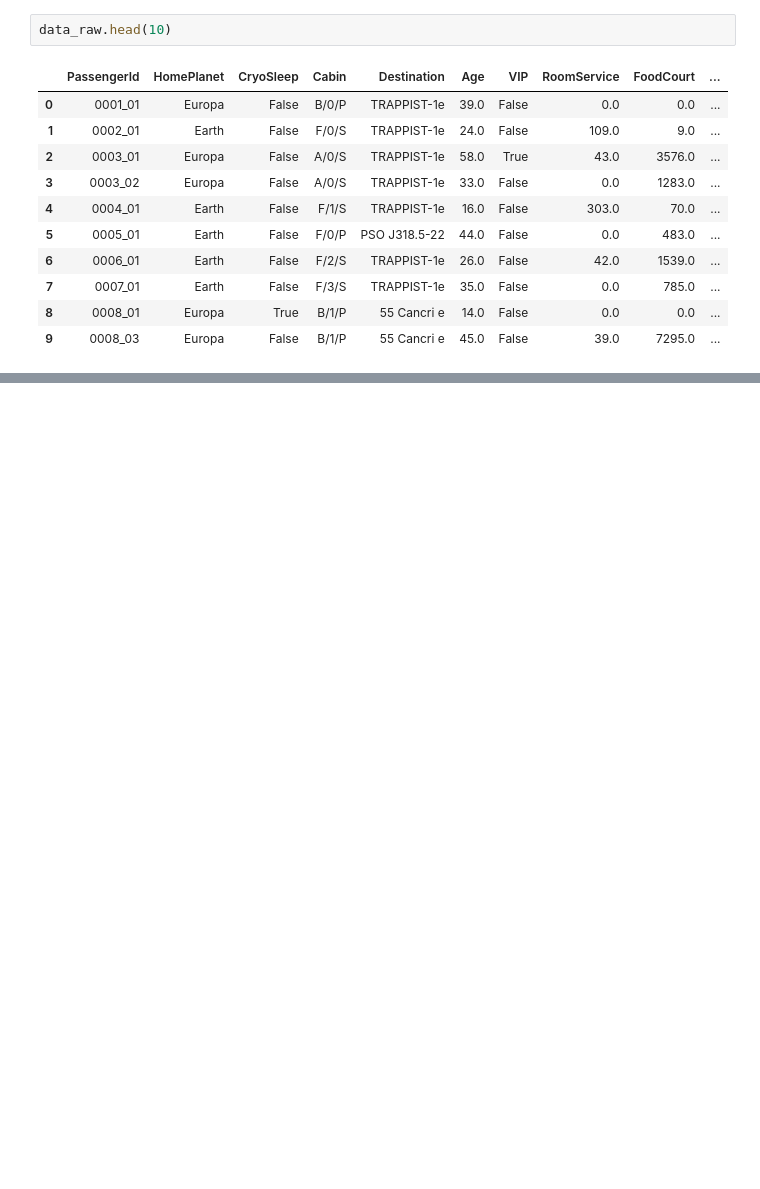
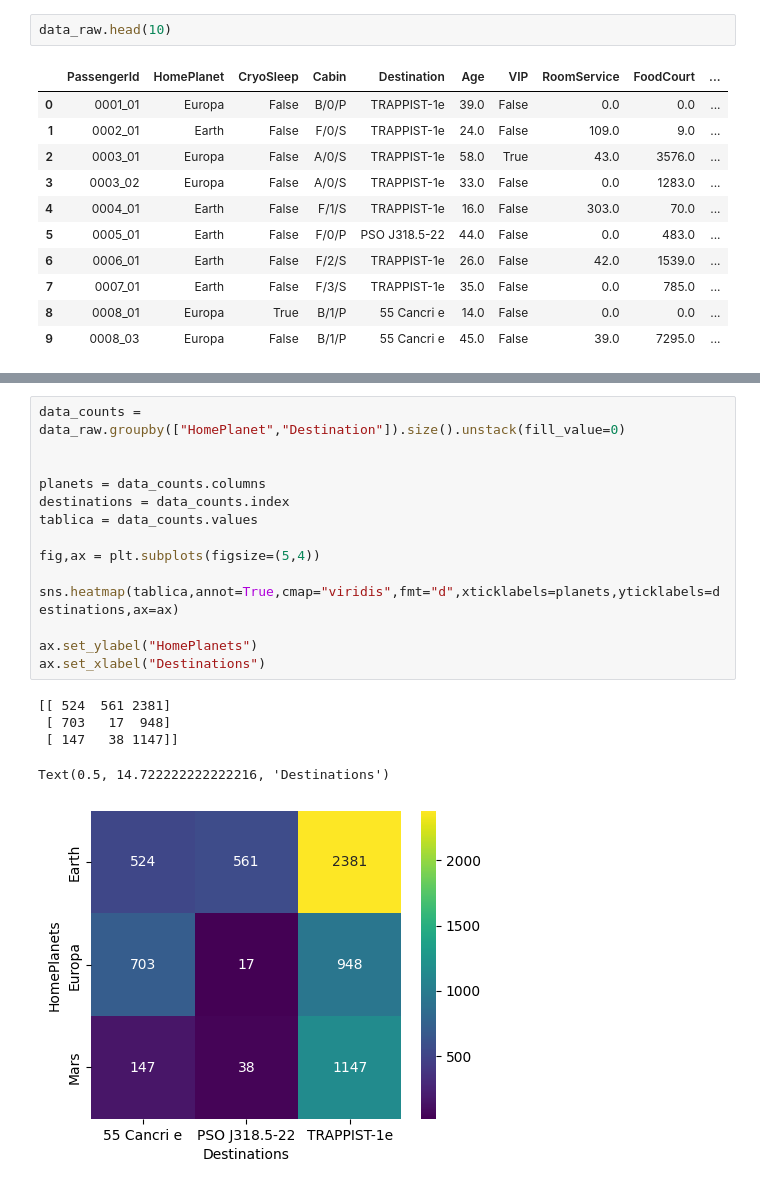
Before and after one commit to bzabk/Recruitment-Task-for-Data-Science-community-2023, a Jupyter notebook: first.ipynb, the cells around one changed output, grey strips where cells are left out. Saved outputs shown, nothing was run; the diff lists cells and outputs as text; blank space fills up the shorter version.

```diff
--- a/first.ipynb
+++ b/first.ipynb
@@ -24,0 +67,20 @@ data_raw.head(10)
+# %%
+data_counts = data_raw.groupby(["HomePlanet","Destination"]).size().unstack(fill_value=0)
+
+
+planets = data_counts.columns
+destinations = data_counts.index
+tablica = data_counts.values
+
+fig,ax = plt.subplots(figsize=(5,4))
+
+sns.heatmap(tablica,annot=True,cmap="viridis",fmt="d",xticklabels=planets,yticklabels=destinations,ax=ax)
+
+ax.set_ylabel("HomePlanets")
+ax.set_xlabel("Destinations")
+# %% [output]
+[[ 524  561 2381]
+ [ 703   17  948]
+ [ 147   38 1147]]
+Text(0.5, 14.722222222222216, 'Destinations')
+[figure, added]
```
Also changed, not shown: parts of 11 cells of this notebook.
